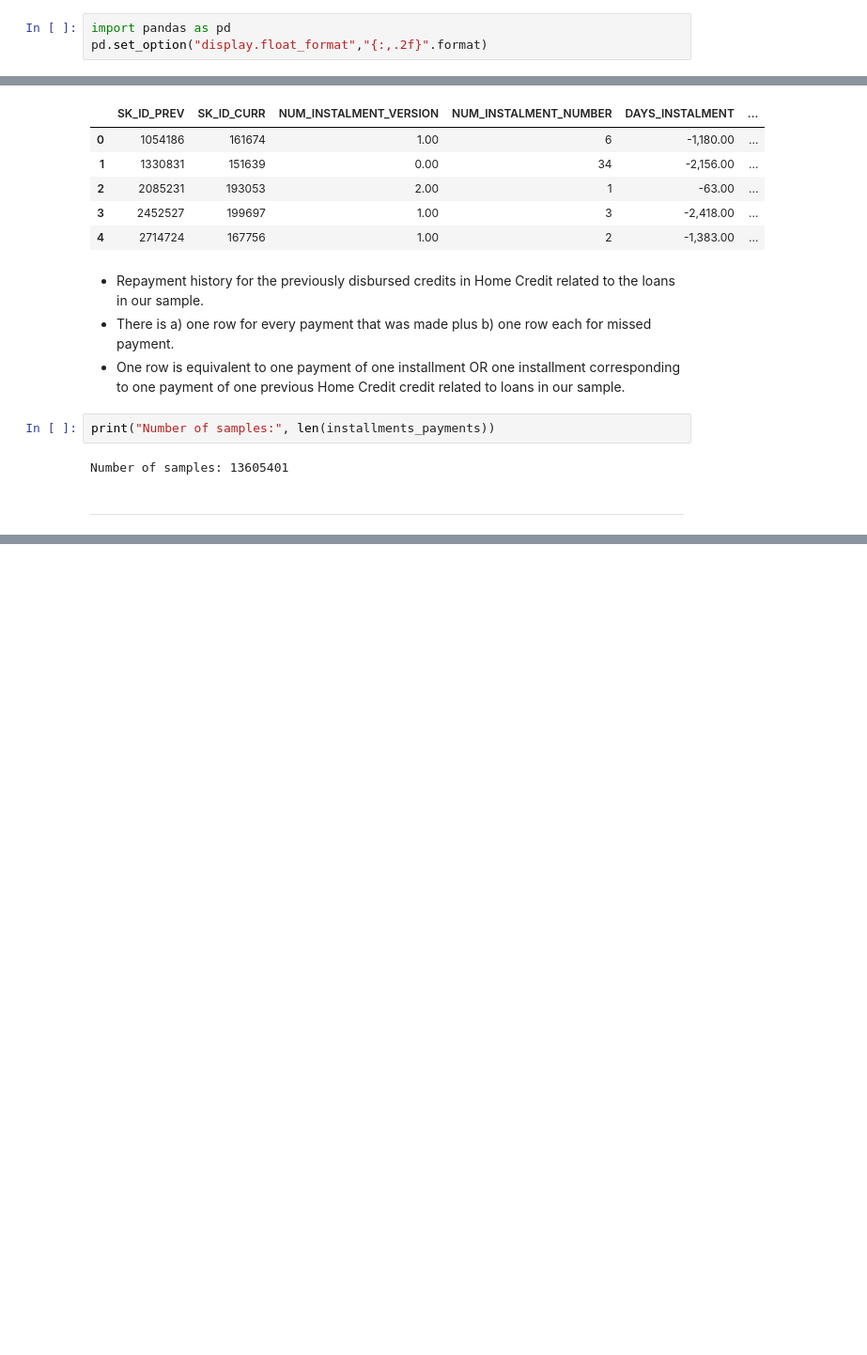
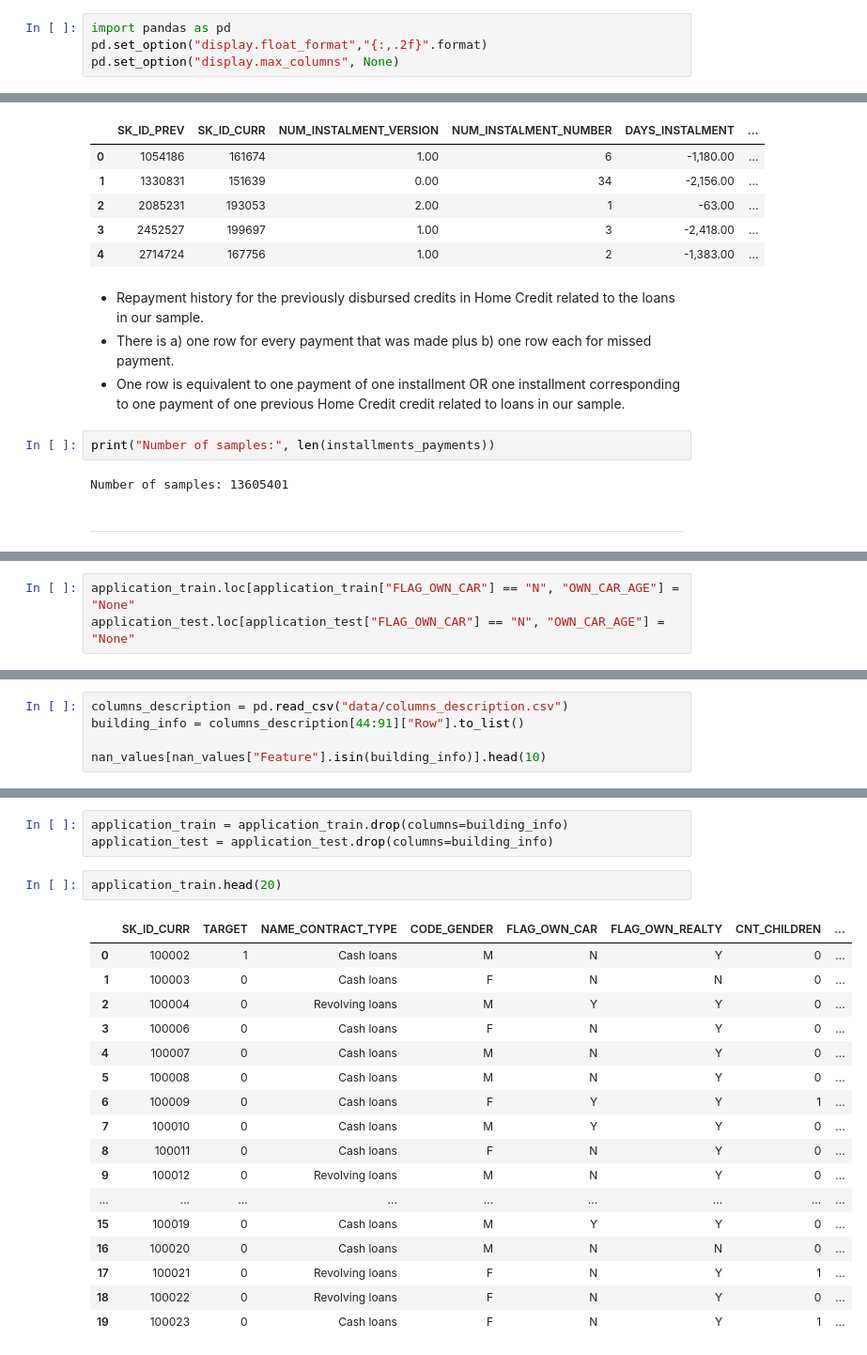
Before and after one commit to Gedas-LT/kaggle-home-credit, a Jupyter notebook: notebook.ipynb, the cells around one changed output, grey strips where cells are left out. Shown at 94% size. Drawn from its saved outputs; the diff is of its cells as text; blank space fills up the shorter version.

Commit message:
Missing values

```diff
--- a/notebook.ipynb
+++ b/notebook.ipynb
@@ -30,6 +30,7 @@ Kaggle competition URL: https://www.kaggle.com/c/home-credit-default-risk/overvi
 # %%
 import pandas as pd
 pd.set_option("display.float_format","{:,.2f}".format)
+pd.set_option("display.max_columns", None)
 # %% [markdown]
 ***
 # %% [markdown]
@@ -207,0 +197,3 @@ application_train[application_train["FLAG_OWN_CAR"] == "N"]
+# %%
+application_train.loc[application_train["FLAG_OWN_CAR"] == "N", "OWN_CAR_AGE"] = "None"
+application_test.loc[application_test["FLAG_OWN_CAR"] == "N", "OWN_CAR_AGE"] = "None"
@@ -207,0 +212,5 @@ application_train[application_train["FLAG_OWN_CAR"] == "N"]
+# %%
+columns_description = pd.read_csv("data/columns_description.csv")
+building_info = columns_description[44:91]["Row"].to_list()
+
+nan_values[nan_values["Feature"].isin(building_info)].head(10)
@@ -207,0 +229,23 @@ application_train[application_train["FLAG_OWN_CAR"] == "N"]
+# %%
+application_train = application_train.drop(columns=building_info)
+application_test = application_test.drop(columns=building_info)
+# %%
+application_train.head(20)
+# %% [output]
+|  | SK_ID_CURR | TARGET | NAME_CONTRACT_TYPE | CODE_GENDER | FLAG_OWN_CAR | FLAG_OWN_REALTY | CNT_CHILDREN | ... |
+| 0 | 100002 | 1 | Cash loans | M | N | Y | 0 | ... |
+| 1 | 100003 | 0 | Cash loans | F | N | N | 0 | ... |
+| 2 | 100004 | 0 | Revolving loans | M | Y | Y | 0 | ... |
+| 3 | 100006 | 0 | Cash loans | F | N | Y | 0 | ... |
+| 4 | 100007 | 0 | Cash loans | M | N | Y | 0 | ... |
+| 5 | 100008 | 0 | Cash loans | M | N | Y | 0 | ... |
+| 6 | 100009 | 0 | Cash loans | F | Y | Y | 1 | ... |
+| 7 | 100010 | 0 | Cash loans | M | Y | Y | 0 | ... |
+| 8 | 100011 | 0 | Cash loans | F | N | Y | 0 | ... |
+| 9 | 100012 | 0 | Revolving loans | M | N | Y | 0 | ... |
+| ... | ... | ... | ... | ... | ... | ... | ... | ... |
+| 15 | 100019 | 0 | Cash loans | M | Y | Y | 0 | ... |
+| 16 | 100020 | 0 | Cash loans | M | N | N | 0 | ... |
+| 17 | 100021 | 0 | Revolving loans | F | N | Y | 1 | ... |
+| 18 | 100022 | 0 | Revolving loans | F | N | Y | 0 | ... |
+| 19 | 100023 | 0 | Cash loans | F | N | Y | 1 | ... |
```
Also changed, not shown: parts of 18 cells of this notebook.
